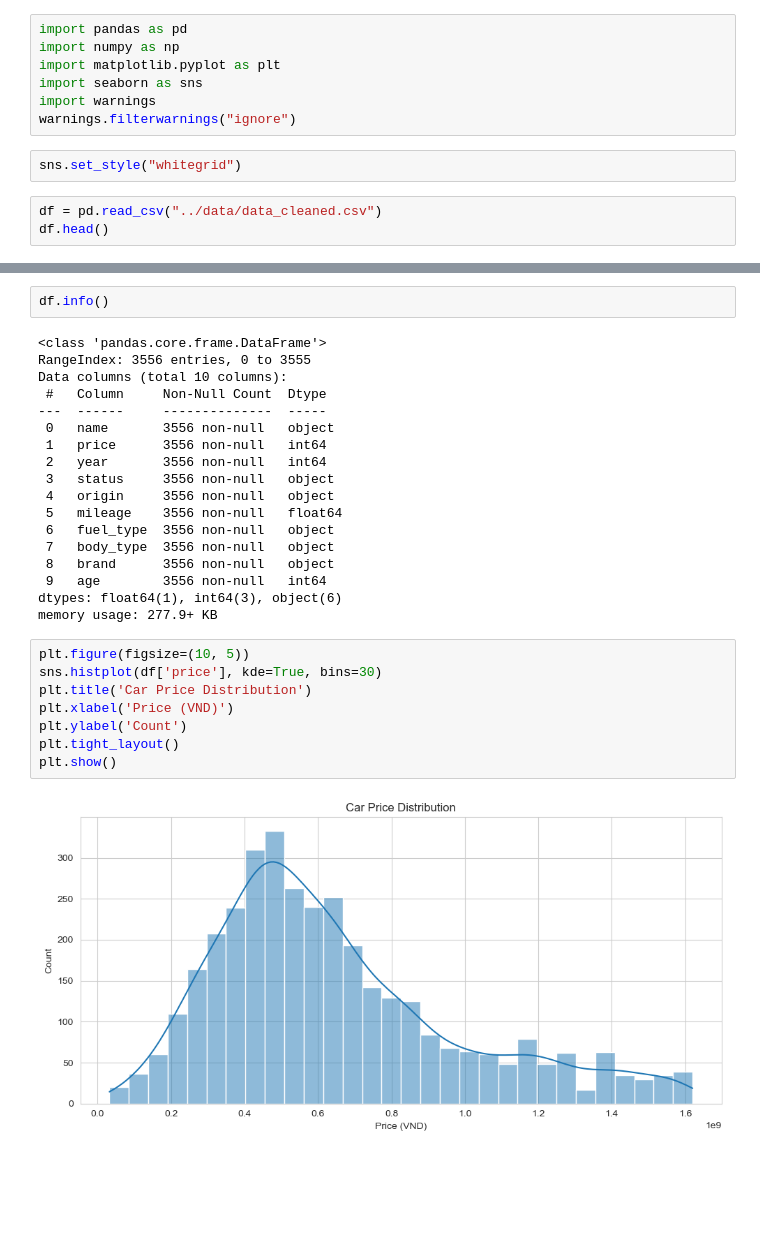
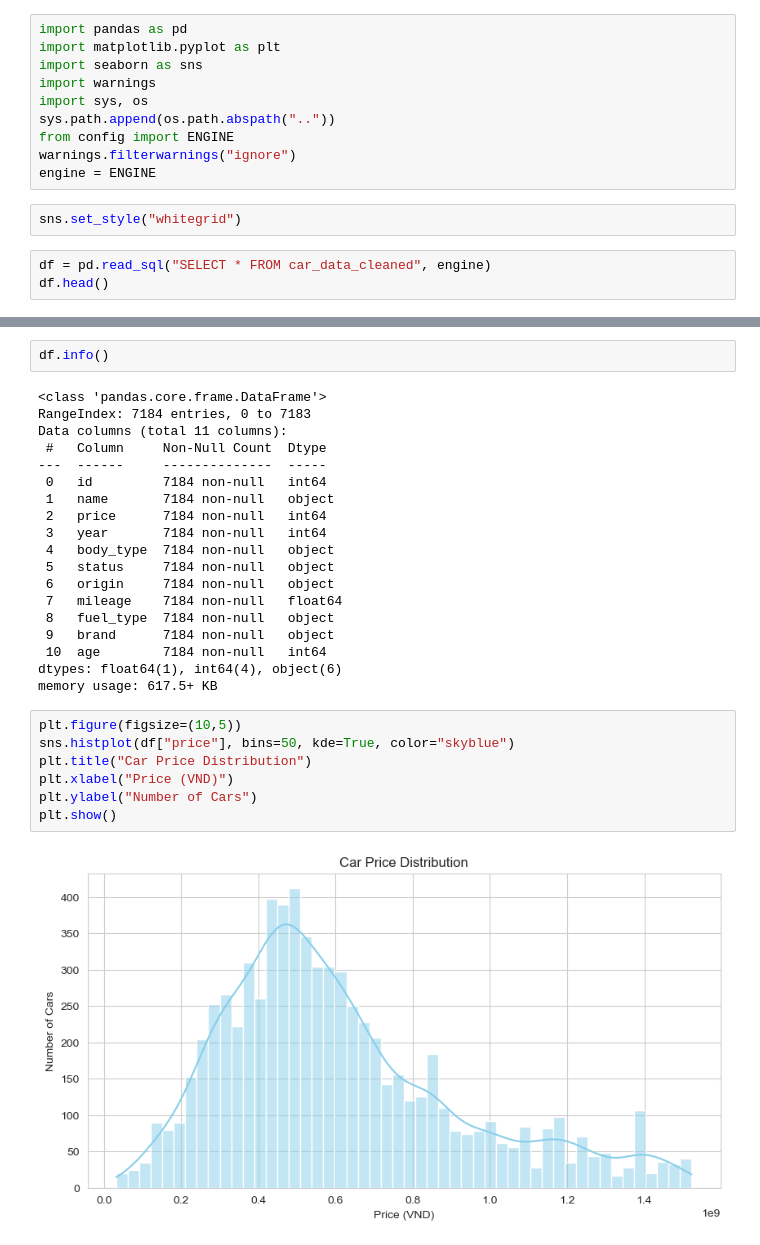
Before and after one commit to nmkhan9/car_price_predict, a Jupyter notebook: notebooks/visualization.ipynb, the cells around one changed output, grey strips where cells are left out. Drawn from its saved outputs; the diff is of its cells as text; blank space fills up the shorter version.

```diff
--- a/notebooks/visualization.ipynb
+++ b/notebooks/visualization.ipynb
@@ -1,13 +1,16 @@
 # %%
 import pandas as pd
-import numpy as np
 import matplotlib.pyplot as plt
 import seaborn as sns
 import warnings
+import sys, os
+sys.path.append(os.path.abspath(".."))
+from config import ENGINE
 warnings.filterwarnings("ignore")
+engine = ENGINE
 # %%
 sns.set_style("whitegrid")
 # %%
-df = pd.read_csv("../data/data_cleaned.csv")
+df = pd.read_sql("SELECT * FROM car_data_cleaned", engine)
 df.head()
 # %% [output]
@@ -21,30 +24,30 @@ df.head()
 df.info()
 # %% [output]
 <class 'pandas.core.frame.DataFrame'>
-RangeIndex: 3556 entries, 0 to 3555
-Data columns (total 10 columns):
+RangeIndex: 7184 entries, 0 to 7183
+Data columns (total 11 columns):
  #   Column     Non-Null Count  Dtype
 ---  ------     --------------  -----
- 0   name       3556 non-null   object
- 1   price      3556 non-null   int64
- 2   year       3556 non-null   int64
- 3   status     3556 non-null   object
- 4   origin     3556 non-null   object
- 5   mileage    3556 non-null   float64
- 6   fuel_type  3556 non-null   object
- 7   body_type  3556 non-null   object
- 8   brand      3556 non-null   object
- 9   age        3556 non-null   int64
-dtypes: float64(1), int64(3), object(6)
-memory usage: 277.9+ KB
+ 0   id         7184 non-null   int64
+ 1   name       7184 non-null   object
+ 2   price      7184 non-null   int64
+ 3   year       7184 non-null   int64
+ 4   body_type  7184 non-null   object
+ 5   status     7184 non-null   object
+ 6   origin     7184 non-null   object
+ 7   mileage    7184 non-null   float64
+ 8   fuel_type  7184 non-null   object
+ 9   brand      7184 non-null   object
+ 10  age        7184 non-null   int64
+dtypes: float64(1), int64(4), object(6)
+memory usage: 617.5+ KB
 # %%
-plt.figure(figsize=(10, 5))
-sns.histplot(df['price'], kde=True, bins=30)
-plt.title('Car Price Distribution')
-plt.xlabel('Price (VND)')
-plt.ylabel('Count')
-plt.tight_layout()
+plt.figure(figsize=(10,5))
+sns.histplot(df["price"], bins=50, kde=True, color="skyblue")
+plt.title("Car Price Distribution")
+plt.xlabel("Price (VND)")
+plt.ylabel("Number of Cars")
 plt.show()
 # %% [output]
-[figure, old version]
+[figure, new version]
 # %%
```
Also changed, not shown: parts of 9 cells of this notebook.
